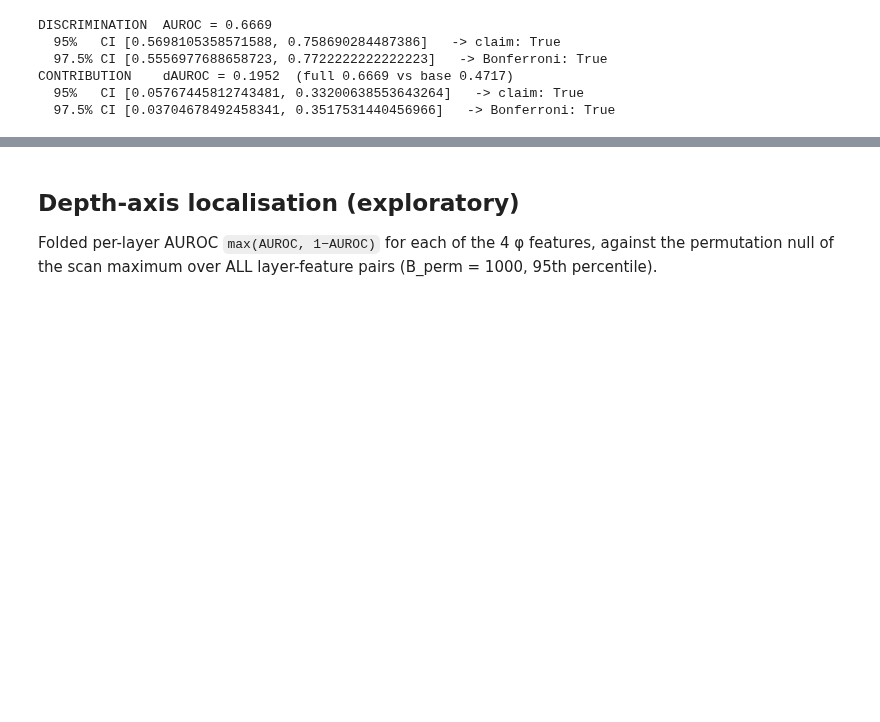
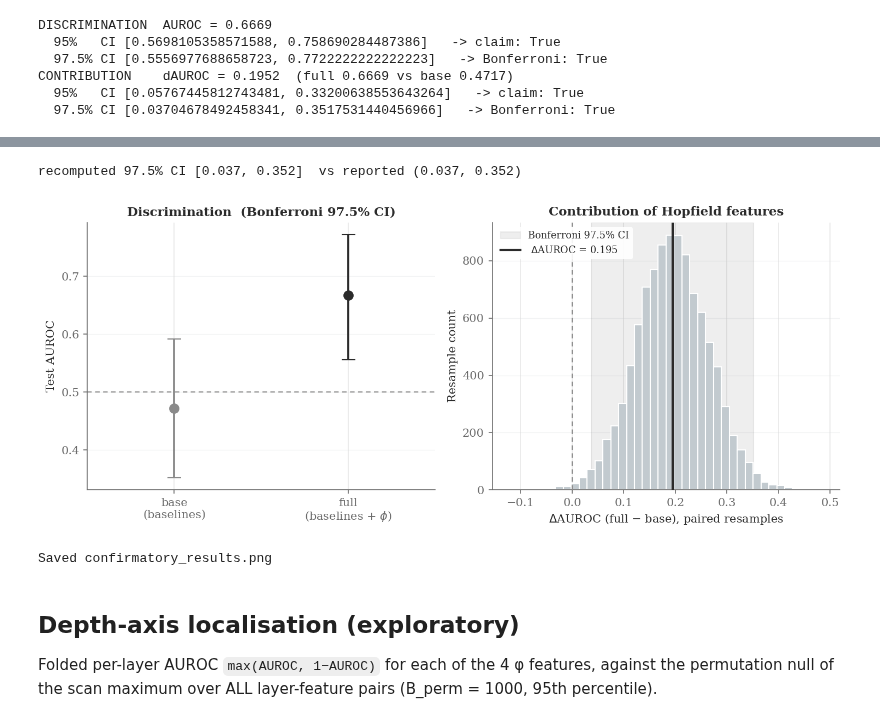
Before and after one commit to brandonminta/energy_llm, a Jupyter notebook: notebooks/02_results_analysis-e1.ipynb, the cells around one changed output, grey strips where cells are left out. Saved outputs shown, nothing was run; the diff lists cells and outputs as text; code cells hidden in the pictures; blank space fills up the shorter version.

```diff
--- a/notebooks/02_results_analysis-e1.ipynb
+++ b/notebooks/02_results_analysis-e1.ipynb
@@ -165,3 +198,79 @@ plt.show()
+# %%
+import numpy as np
+from sklearn.metrics import roc_auc_score
+
+PALETTE = {"factual": "#3C6E8F", "halluc": "#B5544E", "ink": "#2B2B2B",
+           "muted": "#6B6B6B", "grid": "#D6D9DC", "panel": "#F4F6F8"}
+GRAY = "#8A8A8A"
+DISPLAY = {"e1": "Experiment 1 — Qwen2.5-3B, TruthfulQA",
+           "e2": "Experiment 2 — LLaMA-3.2-3B, TruthfulQA",
+           "e3": "Experiment 3 — Qwen2.5-3B, TriviaQA"}
+
+y_test = probes["full"]["y_test"]
+s_full = probes["full"]["test_scores"]
+s_base = probes["base"]["test_scores"]
+base_ci = bootstrap_auroc_ci(y_test, s_base,
+                             n_bootstrap=cfg.stats.n_bootstrap, seed=cfg.seed)
+# paired bootstrap distribution — public API, same B and seed, single-class redraw
+def paired_delta_draws(y, sf, sb, B, seed):
+    rng, n, out = np.random.default_rng(seed), len(y), []
+    while len(out) < B:
+        idx = rng.integers(0, n, n)
+        yi = y[idx]
+        if yi.min() == yi.max():               # AUROC undefined -> redraw
+            continue
+        out.append(roc_auc_score(yi, sf[idx]) - roc_auc_score(yi, sb[idx]))
+    return np.asarray(out)
+
+draws = paired_delta_draws(y_test, s_full, s_base, cfg.stats.n_bootstrap, cfg.seed)
+emp = np.percentile(draws, [1.25, 98.75])      # ~97.5% two-sided (Bonferroni, 2 tests)
+print(f"recomputed 97.5% CI [{emp[0]:.3f}, {emp[1]:.3f}]  vs reported "
+      f"{tuple(round(x, 3) for x in contribution['ci_0.975'])}")
+# %% [output]
+recomputed 97.5% CI [0.037, 0.352]  vs reported (0.037, 0.352)
+# %%
+
+fig, axes = plt.subplots(1, 2, figsize=(10, 4.2))
+
+# ── panel 1: discrimination (base vs full AUROC, Bonferroni 97.5% CI) ──
+ax = axes[0]
+pts = [("base\n(baselines)",            base_ci,        GRAY),
+       ("full\n(baselines + $\\phi$)",  discrimination, PALETTE["ink"])]
+for i, (lab, ci, col) in enumerate(pts):
+    lo95, hi95 = ci["ci_0.950"]
+    lo,   hi   = ci["ci_0.975"]
+    ax.plot([i, i], [lo95, hi95], color=col, lw=1.0, alpha=0.45, zorder=2)   # 95% inner
+    ax.errorbar(i, ci["auroc"], yerr=[[ci["auroc"] - lo], [hi - ci["auroc"]]],
+                fmt="o", capsize=6, markersize=8, color=col, lw=1.8, zorder=3)
+ax.axhline(0.5, ls=(0, (4, 3)), color=GRAY, lw=1.0)
+ax.set_xlim(-0.5, 1.5); ax.set_xticks([0, 1]); ax.set_xticklabels([p[0] for p in pts])
+ax.set_ylabel("Test AUROC")
+ax.set_title("Discrimination  (Bonferroni 97.5% CI)")
+ax.grid(axis="y", color=PALETTE["grid"], lw=0.6); ax.set_axisbelow(True)
+
+# ── panel 2: contribution (paired ΔAUROC) ──
+ax = axes[1]
+ax.hist(draws, bins=40, color="#C2CACF", edgecolor="white", zorder=2)
+lo, hi = contribution["ci_0.975"]
+ax.axvspan(lo, hi, color=PALETTE["ink"], alpha=0.08, zorder=1,
+           label="Bonferroni 97.5% CI")
+ax.axvline(0, ls=(0, (4, 3)), color=GRAY, lw=1.0, zorder=3)
+ax.axvline(contribution["delta_auroc"], color=PALETTE["ink"], lw=2.0, zorder=4,
+           label=f" $\\Delta$AUROC = {contribution['delta_auroc']:.3f}")
+ax.set_xlabel("$\\Delta$AUROC (full $-$ base), paired resamples")
+ax.set_ylabel("Resample count")
+ax.set_title("Contribution of Hopfield features")
+ax.legend(loc="upper left", fontsize=8.5,
+          frameon=True, framealpha=0.9, edgecolor="none")
+ax.grid(axis="y", color=PALETTE["grid"], lw=0.6); ax.set_axisbelow(True)
+
+fig.tight_layout()
+fig.savefig(FIG_DIR / "confirmatory_results.png", dpi=150, bbox_inches="tight")
+plt.show()
+print("Saved confirmatory_results.png")
+# %% [output]
+[figure, added]
+Saved confirmatory_results.png
 # %% [markdown]
 ## Depth-axis localisation (exploratory)
 
```
Also changed, not shown: parts of 15 cells of this notebook, 9 other files.
